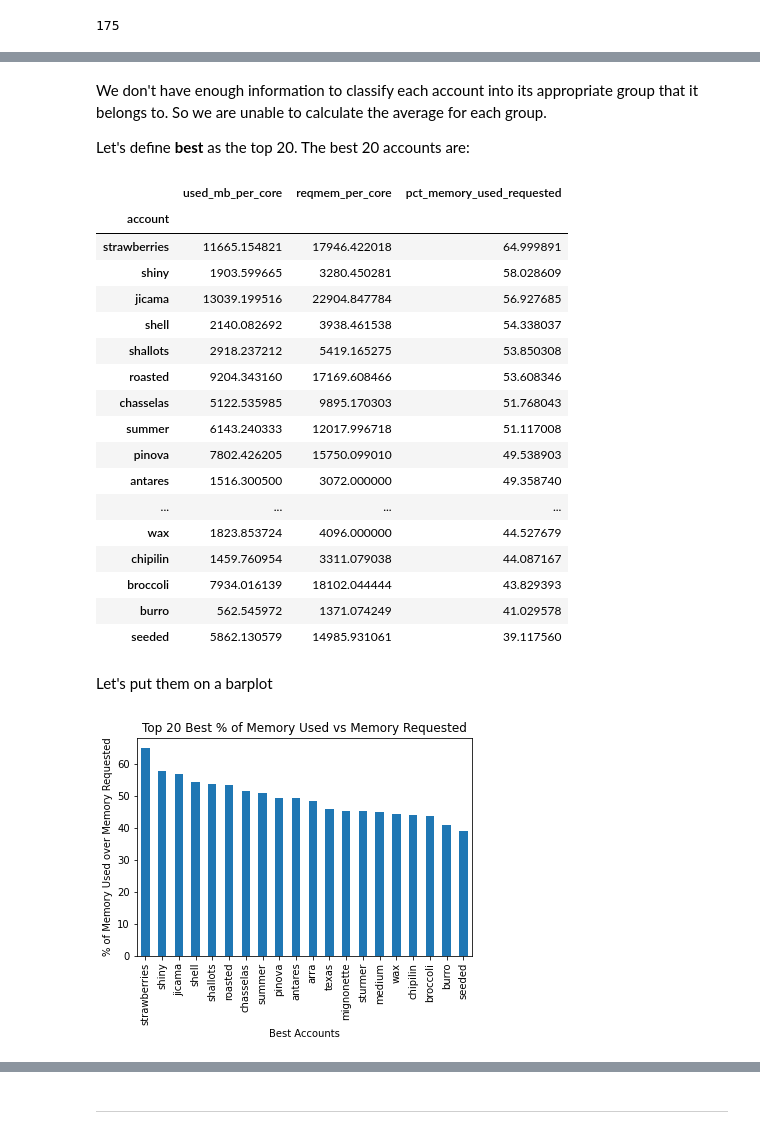
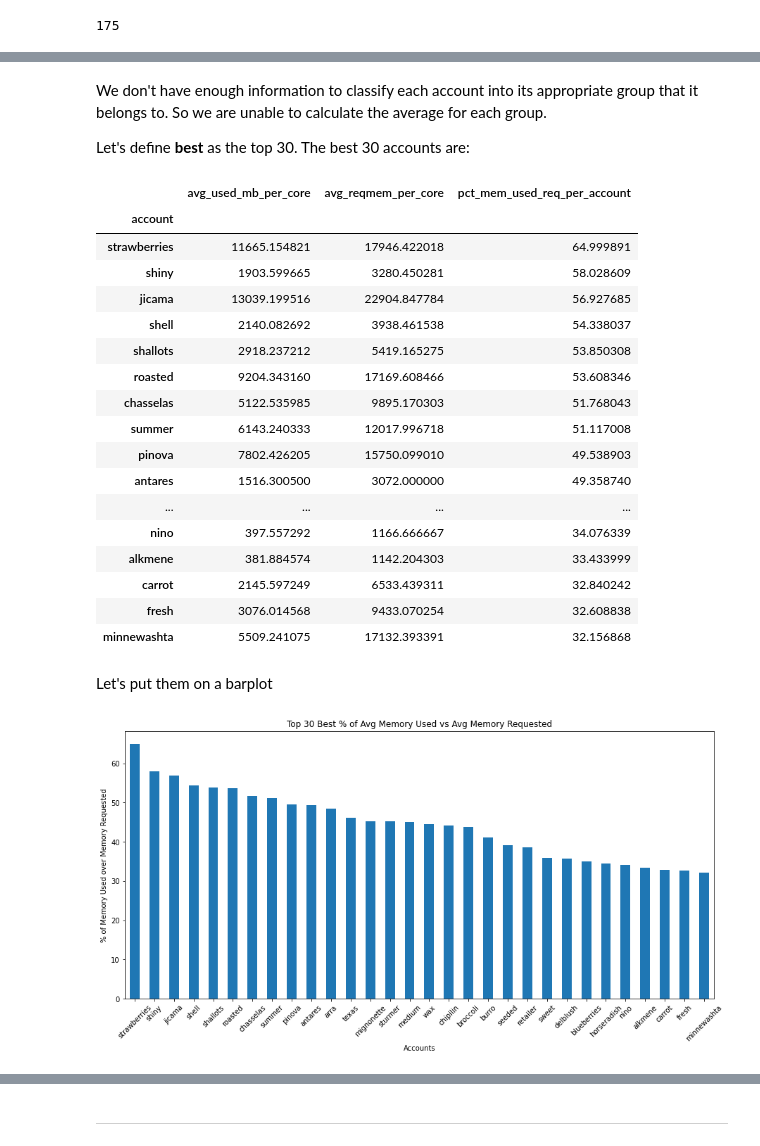
Before and after one commit to nss-data-science-cohort-4/dq2-accre-amd, a Jupyter notebook: notebooks/mr_03_accre_jobs_2020_analysis.ipynb, the cells around one changed output, grey strips where cells are left out. Saved outputs shown, nothing was run; the diff lists cells and outputs as text; code cells hidden in the pictures.

```diff
--- a/notebooks/mr_03_accre_jobs_2020_analysis.ipynb
+++ b/notebooks/mr_03_accre_jobs_2020_analysis.ipynb
@@ -59,10 +59,11 @@ len(accre_jobs_2020["account"].unique())
 # %%
 # Average memory used and Average Memory Requested Per Account
 memories_df = accre_jobs_2020.groupby("account")[["used_mb_per_core", "reqmem_per_core"]].agg(np.mean)
+memories_df.columns = ["avg_used_mb_per_core", "avg_reqmem_per_core"]
 
 # Percentage of Average memory used over Average Memory Requested Per Account
-memories_df.loc[:, "pct_memory_used_requested"] = (memories_df.loc[:,"used_mb_per_core"] / memories_df.loc[:,"reqmem_per_core"]) * 100
+memories_df.loc[:, "pct_mem_used_req_per_account"] = (memories_df.loc[:,"avg_used_mb_per_core"] / memories_df.loc[:,"avg_reqmem_per_core"]) * 100
 
 # Sorting
-memories_df.sort_values(by="pct_memory_used_requested", ascending=False)
+memories_df.sort_values(by="pct_mem_used_req_per_account", ascending=False)
 # %% [output]
@@ -87,11 +88,11 @@ memories_df.sort_values(by="pct_memory_used_requested", ascending=False)
 # %% [markdown]
 We don't have enough information to classify each account into its appropriate group that it belongs to. So we are unable to calculate the average for each group.
 
-Let's define **best** as the top 20. The best 20 accounts are:
+Let's define **best** as the top 30. The best 30 accounts are:
 # %%
-memories_df.nlargest(20, "pct_memory_used_requested")
+memories_df.nlargest(30, "pct_mem_used_req_per_account")
 # %% [output]
-|  | used_mb_per_core | reqmem_per_core | pct_memory_used_requested |
+|  | avg_used_mb_per_core | avg_reqmem_per_core | pct_mem_used_req_per_account |
 | account |  |  |  |
 | strawberries | 11665.154821 | 17946.422018 | 64.999891 |
 | shiny | 1903.599665 | 3280.450281 | 58.028609 |
@@ -104,20 +105,23 @@ memories_df.nlargest(20, "pct_memory_used_requested")
 | pinova | 7802.426205 | 15750.099010 | 49.538903 |
 | antares | 1516.300500 | 3072.000000 | 49.358740 |
 | ... | ... | ... | ... |
-| wax | 1823.853724 | 4096.000000 | 44.527679 |
-| chipilin | 1459.760954 | 3311.079038 | 44.087167 |
-| broccoli | 7934.016139 | 18102.044444 | 43.829393 |
-| burro | 562.545972 | 1371.074249 | 41.029578 |
-| seeded | 5862.130579 | 14985.931061 | 39.117560 |
+| nino | 397.557292 | 1166.666667 | 34.076339 |
+| alkmene | 381.884574 | 1142.204303 | 33.433999 |
+| carrot | 2145.597249 | 6533.439311 | 32.840242 |
+| fresh | 3076.014568 | 9433.070254 | 32.608838 |
+| minnewashta | 5509.241075 | 17132.393391 | 32.156868 |
 # %% [markdown]
 Let's put them on a barplot
 # %%
-memories_df.nlargest(20, "pct_memory_used_requested")[["pct_memory_used_requested"]].plot(
+plot_1 = memories_df.nlargest(30, "pct_mem_used_req_per_account")[["pct_mem_used_req_per_account"]].plot(
     kind="bar",
     legend=None,
-    title="Top 20 Best % of Memory Used vs Memory Requested",
-    xlabel="Best Accounts",
-    ylabel="% of Memory Used over Memory Requested"
-);
+    title="Top 30 Best % of Avg Memory Used vs Avg Memory Requested",
+    xlabel="Accounts",
+    ylabel="% of Memory Used over Memory Requested",
+    figsize=(15,7),
+    rot=45
+)
+plot_1;
 # %% [output]
-[figure, old version]
+[figure, new version]
```
Also changed, not shown: parts of 34 cells of this notebook, 2 other files.
